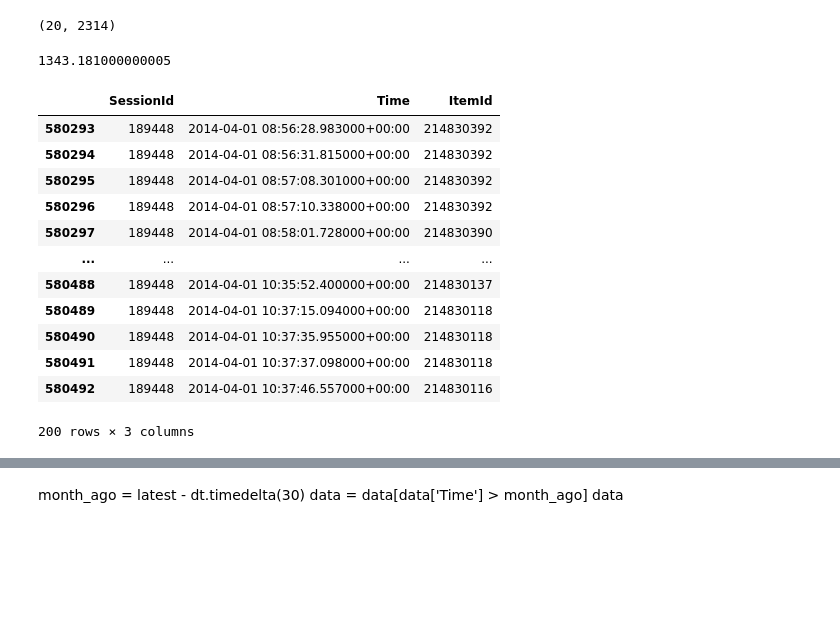
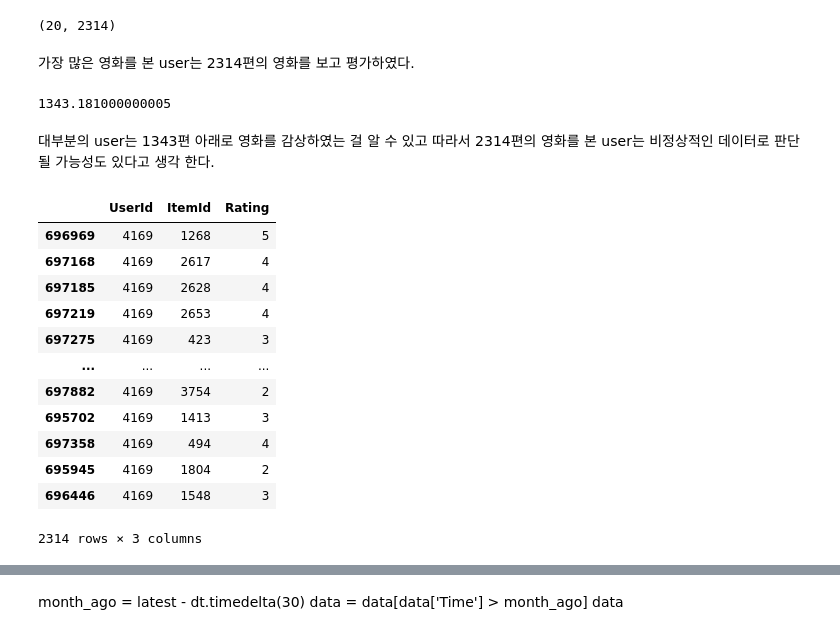
Before and after one commit to benestump/Aiffel, a Jupyter notebook: Exploration/23_recommend_movie/E23_Recommend_movie.ipynb, the cells around one changed output, grey strips where cells are left out. Saved outputs shown, nothing was run; the diff lists cells and outputs as text; code cells hidden in the pictures; blank space fills up the shorter version.

```diff
--- a/Exploration/23_recommend_movie/E23_Recommend_movie.ipynb
+++ b/Exploration/23_recommend_movie/E23_Recommend_movie.ipynb
@@ -63,25 +97,29 @@ userid_length.median(), userid_length.mean()
 userid_length.min(), userid_length.max()
 # %% [output]
 (20, 2314)
+# %% [markdown]
+가장 많은 영화를 본 user는 2314편의 영화를 보고 평가하였다.
 # %%
 userid_length.quantile(0.999)
 # %% [output]
 1343.181000000005
-# %%
-long_session = session_length[session_length==200].index[0]
-data[data['SessionId'] == long_session]
-# %% [output]
-|  | SessionId | Time | ItemId |
-| 580293 | 189448 | 2014-04-01 08:56:28.983000+00:00 | 214830392 |
-| 580294 | 189448 | 2014-04-01 08:56:31.815000+00:00 | 214830392 |
-| 580295 | 189448 | 2014-04-01 08:57:08.301000+00:00 | 214830392 |
-| 580296 | 189448 | 2014-04-01 08:57:10.338000+00:00 | 214830392 |
-| 580297 | 189448 | 2014-04-01 08:58:01.728000+00:00 | 214830390 |
-| ... | ... | ... | ... |
-| 580488 | 189448 | 2014-04-01 10:35:52.400000+00:00 | 214830137 |
-| 580489 | 189448 | 2014-04-01 10:37:15.094000+00:00 | 214830118 |
-| 580490 | 189448 | 2014-04-01 10:37:35.955000+00:00 | 214830118 |
-| 580491 | 189448 | 2014-04-01 10:37:37.098000+00:00 | 214830118 |
-| 580492 | 189448 | 2014-04-01 10:37:46.557000+00:00 | 214830116 |
-200 rows × 3 columns
+# %% [markdown]
+대부분의 user는 1343편 아래로 영화를 감상하였는 걸 알 수 있고 따라서 2314편의 영화를 본 user는 비정상적인 데이터로 판단될 가능성도 있다고 생각 한다.
+# %%
+long_userid = userid_length[userid_length==2314].index[0]
+data[data['UserId'] == long_userid]
+# %% [output]
+|  | UserId | ItemId | Rating |
+| 696969 | 4169 | 1268 | 5 |
+| 697168 | 4169 | 2617 | 4 |
+| 697185 | 4169 | 2628 | 4 |
+| 697219 | 4169 | 2653 | 4 |
+| 697275 | 4169 | 423 | 3 |
+| ... | ... | ... | ... |
+| 697882 | 4169 | 3754 | 2 |
+| 695702 | 4169 | 1413 | 3 |
+| 697358 | 4169 | 494 | 4 |
+| 695945 | 4169 | 1804 | 2 |
+| 696446 | 4169 | 1548 | 3 |
+2314 rows × 3 columns
 # %%
```
Also changed, not shown: parts of 63 cells of this notebook.
